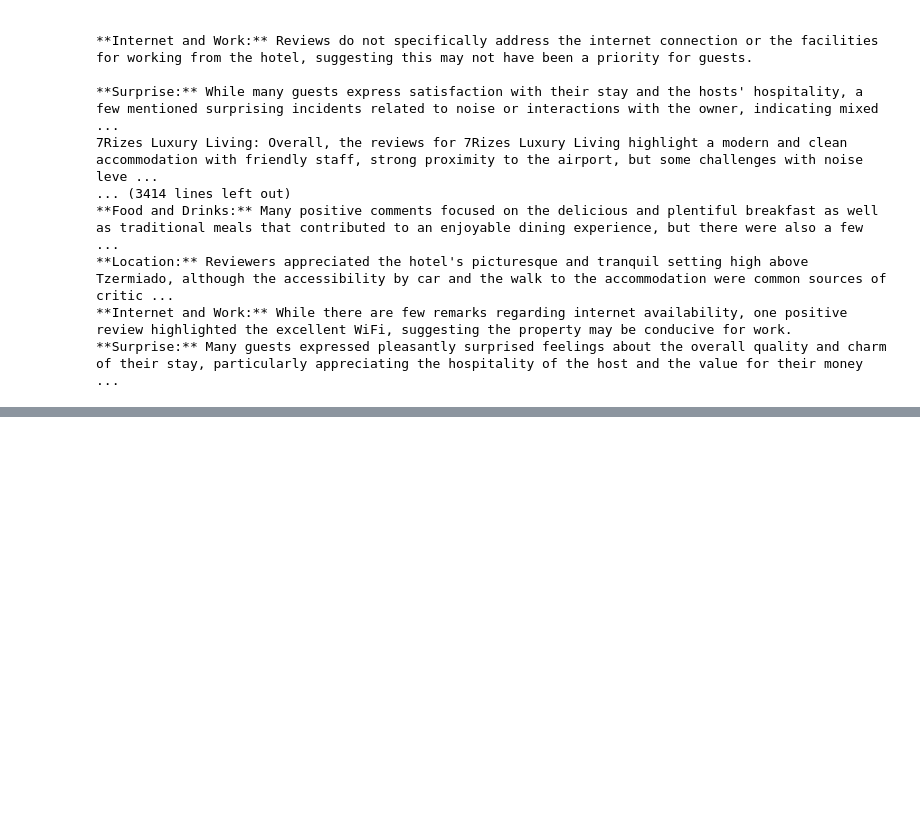
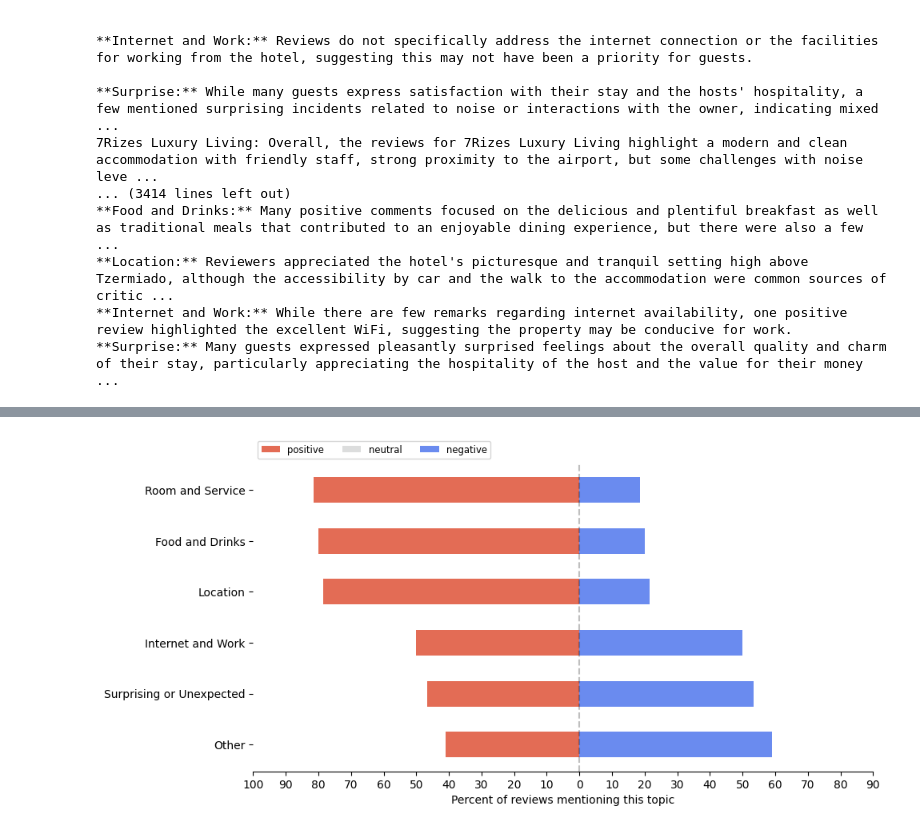
Before and after one commit to alantump/Hotel_review_project, a Jupyter notebook: Old_stuff/First_explorations_alan/Summarizer.ipynb, the cells around one changed output, grey strips where cells are left out. Saved outputs shown, nothing was run; the diff lists cells and outputs as text; code cells hidden in the pictures; blank space fills up the shorter version.

```diff
--- a/First_explorations_alan/Summarizer.ipynb
+++ b/Old_stuff/First_explorations_alan/Summarizer.ipynb
@@ -199,0 +284,3 @@ Achillion Palace: The reviews for Achillion Palace hotel indicate that while its
+# %%
+used_data = Hotel_Reviews#.loc[:100]
+len(used_data["Positive_Review"])
@@ -199,0 +388,13 @@ Achillion Palace: The reviews for Achillion Palace hotel indicate that while its
+# %%
+from collections import Counter
+import ast
+input_list = classified_reviews_pos
+
+# Flatten the list and filter out non-list elements
+flattened_list = [item for sublist in input_list if isinstance(sublist, list) for item in sublist]
+
+# Count occurrences of each letter
+letter_counts = Counter(flattened_list)
+
+# Print the results
+print(letter_counts)
@@ -199,0 +403,3 @@ Achillion Palace: The reviews for Achillion Palace hotel indicate that while its
+# %%
+used_data['classified_reviews_pos'] = classified_reviews_pos
+used_data['classified_reviews_neg'] = classified_reviews_neg
@@ -199,0 +545,76 @@ Achillion Palace: The reviews for Achillion Palace hotel indicate that while its
+# %%
+import numpy as np
+import matplotlib.pyplot as plt
+category_names = ['positive', 'neutral', 'negative']
+results = {
+    'Room and Service': [letter_percentages["A"]["positive"],0, letter_percentages["A"]["negative"]],
+    "Food and Drinks": [letter_percentages["B"]["positive"],0, letter_percentages["B"]["negative"]],
+    "Location": [letter_percentages["C"]["positive"],0, letter_percentages["C"]["negative"]],
+    "Internet and Work": [letter_percentages["D"]["positive"],0, letter_percentages["D"]["negative"]],
+    "Surprising or Unexpected": [letter_percentages["E"]["positive"],0, letter_percentages["E"]["negative"]],
+    "Other": [letter_percentages["F"]["positive"],0, letter_percentages["F"]["negative"]]
+    }
+
+def survey(results, category_names):
+    """
+    Parameters
+    ----------
+    results : dict
+        A mapping from question labels to a list of answers per category.
+        It is assumed all lists contain the same number of entries and that
+        it matches the length of *category_names*. The order is assumed
+        to be from 'Strongly disagree' to 'Strongly aisagree'
+    category_names : list of str
+        The category labels.
+    """
+
+    labels = list(results.keys())
+    data = np.array(list(results.values()))
+    data_cum = data.cumsum(axis=1)
+    middle_index = data.shape[1]//2
+    offsets = data[:, range(middle_index)].sum(axis=1) + data[:, middle_index]/2
+
+    # Color Mapping
+    category_colors = plt.get_cmap('coolwarm_r')(
+        np.linspace(0.15, 0.85, data.shape[1]))
+
+    fig, ax = plt.subplots(figsize=(10, 5))
+
+    # Plot Bars
+    for i, (colname, color) in enumerate(zip(category_names, category_colors)):
+        widths = data[:, i]
+        starts = data_cum[:, i] - widths - offsets
+        rects = ax.barh(labels, widths, left=starts, height=0.5,
+                        label=colname, color=color)
+
+    # Add Zero Reference Line
+    ax.axvline(0, linestyle='--', color='black', alpha=.25)
+
+    # X Axis
+    ax.set_xlim(-90, 90)
+    ax.set_xticks(np.arange(-100, 100, 10))
+    ax.xaxis.set_major_formatter(lambda x, pos: str(abs(int(x))))
+
+    # Y Axis
+    ax.invert_yaxis()
+
+    # Remove spines
+    ax.spines['right'].set_visible(False)
+    ax.spines['top'].set_visible(False)
+    ax.spines['left'].set_visible(False)
+    plt.xlabel('Percent of reviews mentioning this topic')
+
+    # Ledgend
+    ax.legend(ncol=len(category_names), bbox_to_anchor=(0, 1),
+              loc='lower left', fontsize='small')
+
+    # Set Background Color
+    fig.set_facecolor('#FFFFFF')
+
+    return fig, ax
+
+
+fig, ax = survey(results, category_names)
+plt.show()
+# %% [output]
+[figure, added]
```
Also changed, not shown: parts of 18 cells of this notebook, 42 other files.
